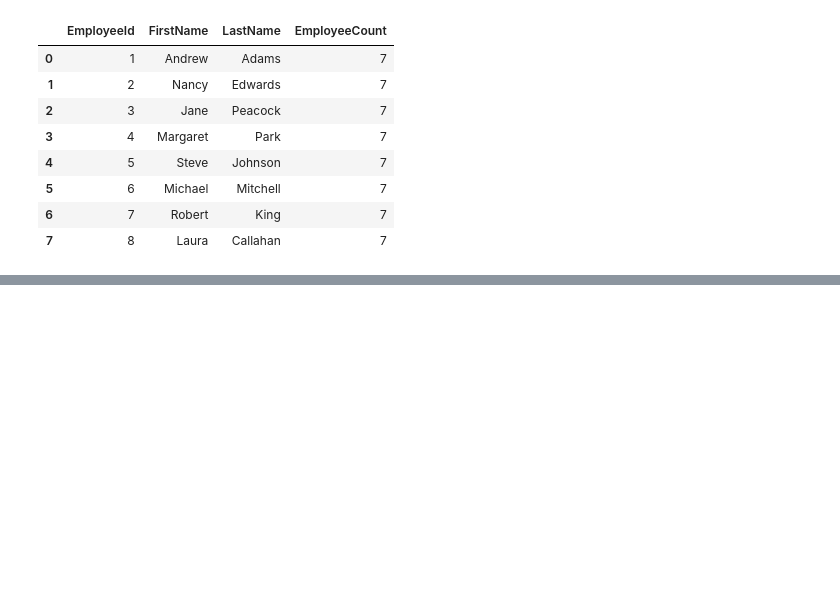
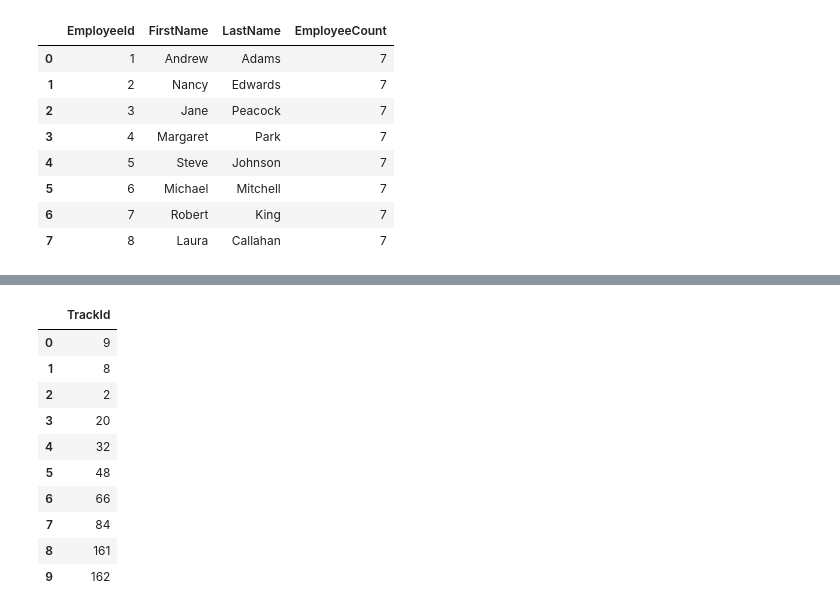
Before and after one commit to zhangfan9607243/NavigationBA_Codes, a Jupyter notebook: codes/Module4/Topic03/Topic03_04/Topic03_04.ipynb, the cells around one changed output, grey strips where cells are left out. Cells and saved outputs as stored; diff of their text form; code cells hidden in the pictures; blank space fills up the shorter version.

```diff
--- a/codes/Module4/Topic03/Topic03_04/Topic03_04.ipynb
+++ b/codes/Module4/Topic03/Topic03_04/Topic03_04.ipynb
@@ -221,0 +293,19 @@ FROM Employee
+# %%
+%%sql
+SELECT TOP 10
+    TrackId
+FROM InvoiceLine
+GROUP BY TrackId
+ORDER BY SUM(Quantity) DESC
+# %% [output]
+|  | TrackId |
+| 0 | 9 |
+| 1 | 8 |
+| 2 | 2 |
+| 3 | 20 |
+| 4 | 32 |
+| 5 | 48 |
+| 6 | 66 |
+| 7 | 84 |
+| 8 | 161 |
+| 9 | 162 |
```
Also changed, not shown: parts of 13 cells of this notebook, 22 other files.
